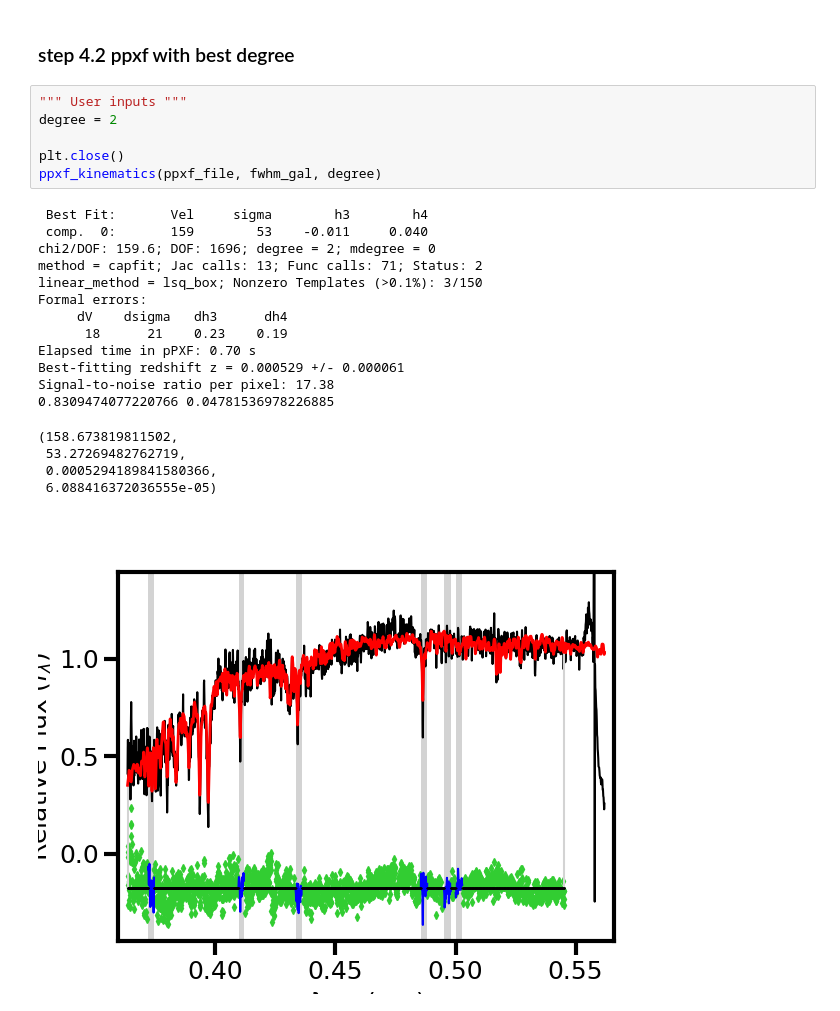
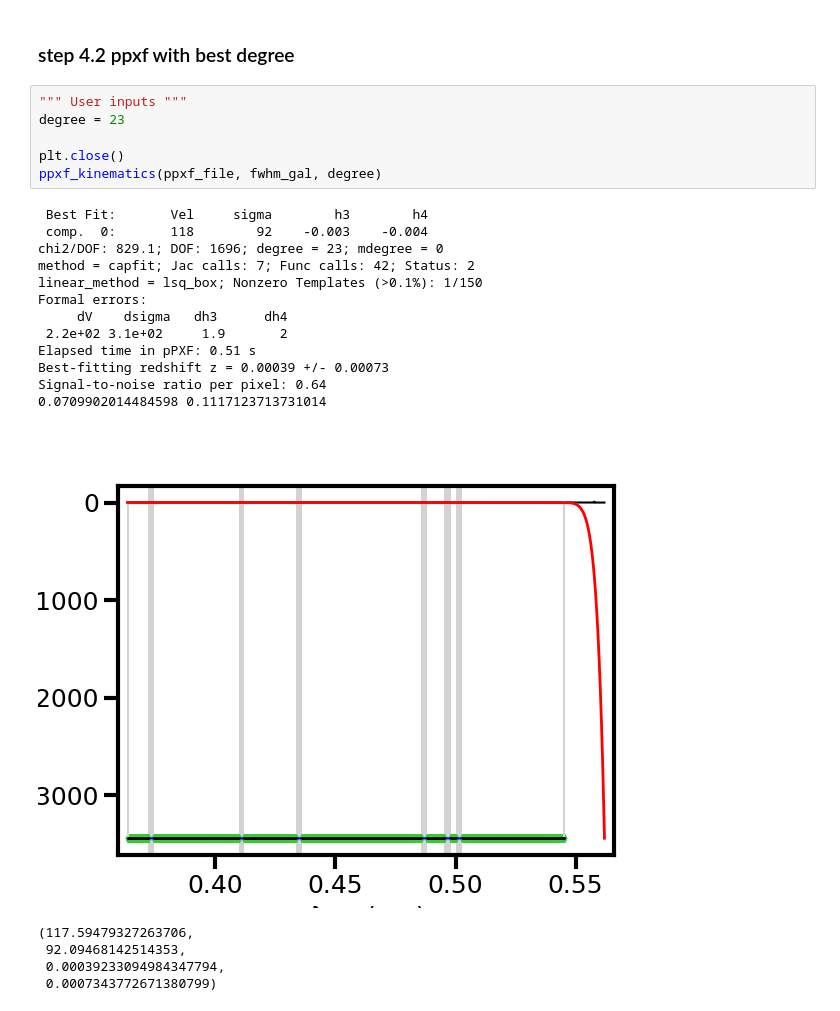
Before and after one commit to daniel-lyon/CAS-Summer-Project, a Jupyter notebook: scripts/main.ipynb, the cells around one changed output. Saved outputs shown, nothing was run; the diff lists cells and outputs as text.

```diff
--- a/scripts/main.ipynb
+++ b/scripts/main.ipynb
@@ -100,25 +118,25 @@ plt.show()
 ### step 4.2 ppxf with best degree
 # %%
 """ User inputs """
-degree = 2
+degree = 23
 
 plt.close()
 ppxf_kinematics(ppxf_file, fwhm_gal, degree)
 # %% [output]
  Best Fit:       Vel     sigma        h3        h4
- comp.  0:       159        53    -0.011     0.040
-chi2/DOF: 159.6; DOF: 1696; degree = 2; mdegree = 0
-method = capfit; Jac calls: 13; Func calls: 71; Status: 2
-linear_method = lsq_box; Nonzero Templates (>0.1%): 3/150
+ comp.  0:       118        92    -0.003    -0.004
+chi2/DOF: 829.1; DOF: 1696; degree = 23; mdegree = 0
+method = capfit; Jac calls: 7; Func calls: 42; Status: 2
+linear_method = lsq_box; Nonzero Templates (>0.1%): 1/150
 Formal errors:
      dV    dsigma   dh3      dh4
-      18      21    0.23    0.19
-Elapsed time in pPXF: 0.70 s
-Best-fitting redshift z = 0.000529 +/- 0.000061
-Signal-to-noise ratio per pixel: 17.38
-0.8309474077220766 0.04781536978226885
+ 2.2e+02 3.1e+02     1.9       2
+Elapsed time in pPXF: 0.51 s
+Best-fitting redshift z = 0.00039 +/- 0.00073
+Signal-to-noise ratio per pixel: 0.64
+0.0709902014484598 0.1117123713731014
+[figure, new version]
-(158.673819811502,
- 53.27269482762719,
- 0.0005294189841580366,
- 6.088416372036555e-05)
+(117.59479327263706,
+ 92.09468142514353,
+ 0.00039233094984347794,
+ 0.0007343772671380799)
-[figure, old version]
```
Also changed, not shown: parts of 4 cells of this notebook, 32 other files.
